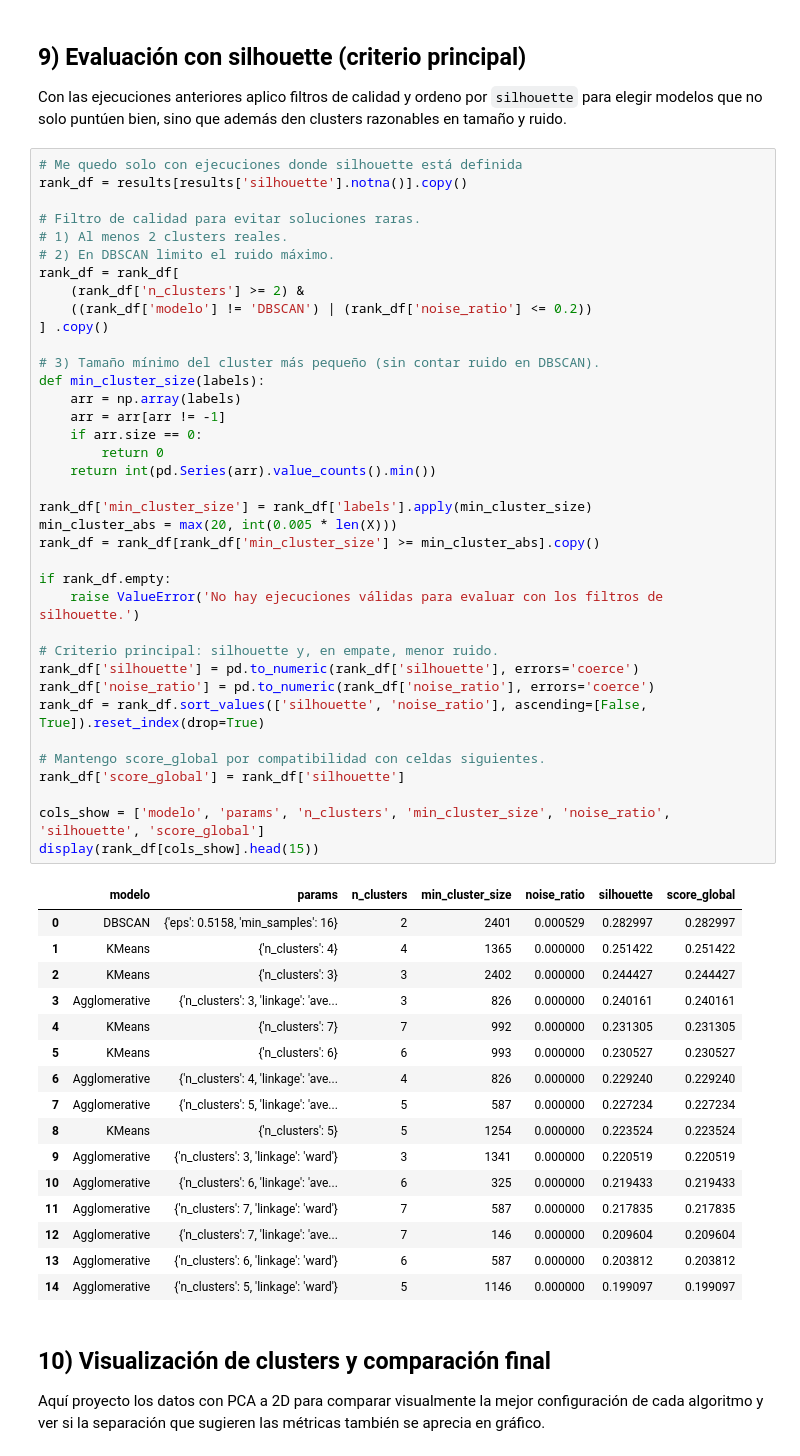
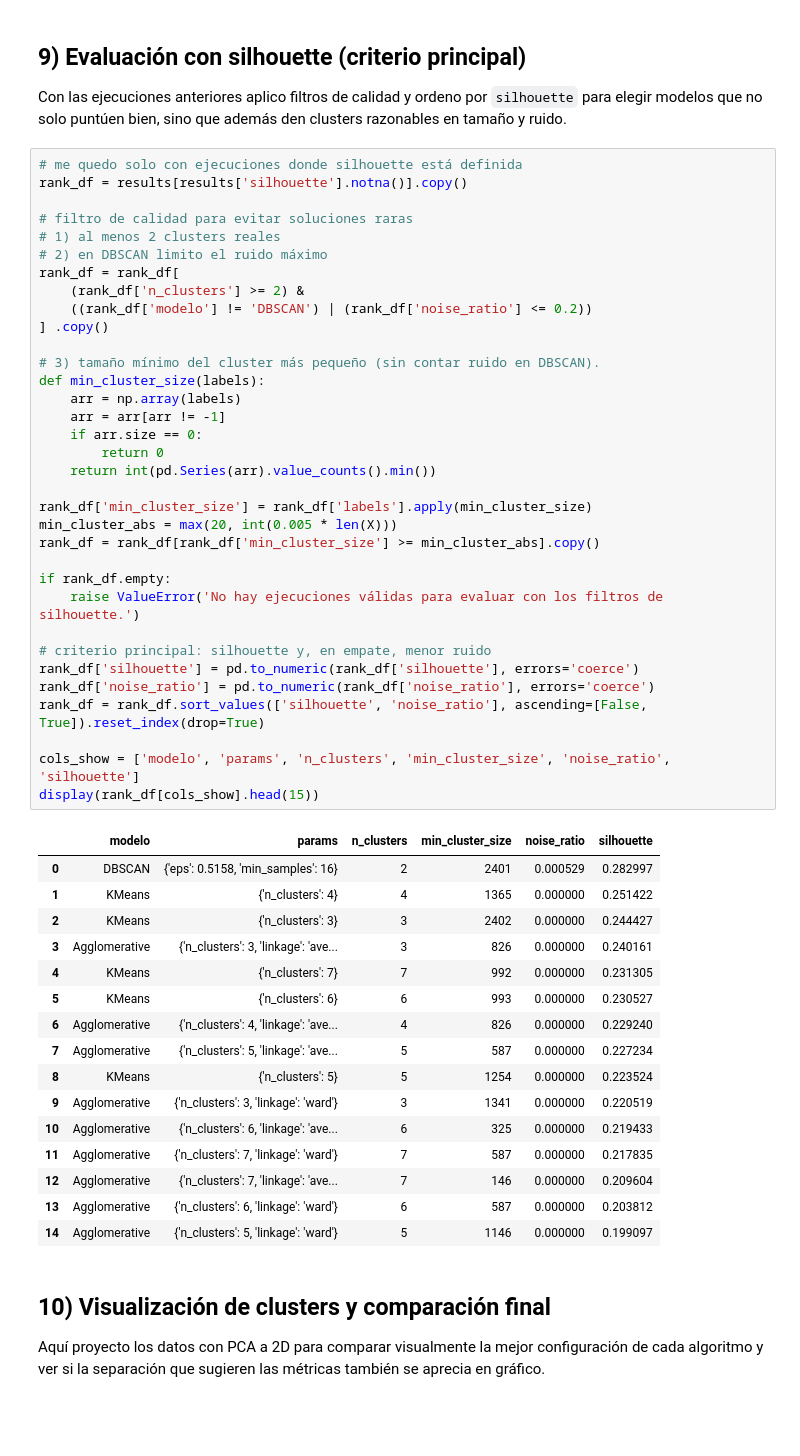
Before and after one commit to notlurcky/ml-dtg, a Jupyter notebook: p2/cuaderno_clustering_trafico.ipynb, the cells around one changed output. Cells and saved outputs as stored; diff of their text form; blank space fills up the shorter version.

```diff
--- a/p2/cuaderno_clustering_trafico.ipynb
+++ b/p2/cuaderno_clustering_trafico.ipynb
@@ -459,59 +456,56 @@ Ejecuciones válidas de DBSCAN: 17
 
 Con las ejecuciones anteriores aplico filtros de calidad y ordeno por `silhouette` para elegir modelos que no solo puntúen bien, sino que además den clusters razonables en tamaño y ruido.
 # %%
-# Me quedo solo con ejecuciones donde silhouette está definida
+# me quedo solo con ejecuciones donde silhouette está definida
 rank_df = results[results['silhouette'].notna()].copy()
 
-# Filtro de calidad para evitar soluciones raras.
-# 1) Al menos 2 clusters reales.
-# 2) En DBSCAN limito el ruido máximo.
+# filtro de calidad para evitar soluciones raras
+# 1) al menos 2 clusters reales
+# 2) en DBSCAN limito el ruido máximo
 rank_df = rank_df[
     (rank_df['n_clusters'] >= 2) &
     ((rank_df['modelo'] != 'DBSCAN') | (rank_df['noise_ratio'] <= 0.2))
 ] .copy()
 
-# 3) Tamaño mínimo del cluster más pequeño (sin contar ruido en DBSCAN).
+# 3) tamaño mínimo del cluster más pequeño (sin contar ruido en DBSCAN).
 def min_cluster_size(labels):
     arr = np.array(labels)
     arr = arr[arr != -1]
     if arr.size == 0:
         return 0
     return int(pd.Series(arr).value_counts().min())
 
 rank_df['min_cluster_size'] = rank_df['labels'].apply(min_cluster_size)
 min_cluster_abs = max(20, int(0.005 * len(X)))
 rank_df = rank_df[rank_df['min_cluster_size'] >= min_cluster_abs].copy()
 
 if rank_df.empty:
     raise ValueError('No hay ejecuciones válidas para evaluar con los filtros de silhouette.')
 
-# Criterio principal: silhouette y, en empate, menor ruido.
+# criterio principal: silhouette y, en empate, menor ruido
 rank_df['silhouette'] = pd.to_numeric(rank_df['silhouette'], errors='coerce')
 rank_df['noise_ratio'] = pd.to_numeric(rank_df['noise_ratio'], errors='coerce')
 rank_df = rank_df.sort_values(['silhouette', 'noise_ratio'], ascending=[False, True]).reset_index(drop=True)
 
-# Mantengo score_global por compatibilidad con celdas siguientes.
-rank_df['score_global'] = rank_df['silhouette']
-
-cols_show = ['modelo', 'params', 'n_clusters', 'min_cluster_size', 'noise_ratio', 'silhouette', 'score_global']
+cols_show = ['modelo', 'params', 'n_clusters', 'min_cluster_size', 'noise_ratio', 'silhouette']
 display(rank_df[cols_show].head(15))
 # %% [output]
-|  | modelo | params | n_clusters | min_cluster_size | noise_ratio | silhouette | score_global |
-| 0 | DBSCAN | {'eps': 0.5158, 'min_samples': 16} | 2 | 2401 | 0.000529 | 0.282997 | 0.282997 |
-| 1 | KMeans | {'n_clusters': 4} | 4 | 1365 | 0.000000 | 0.251422 | 0.251422 |
-| 2 | KMeans | {'n_clusters': 3} | 3 | 2402 | 0.000000 | 0.244427 | 0.244427 |
-| 3 | Agglomerative | {'n_clusters': 3, 'linkage': 'ave... | 3 | 826 | 0.000000 | 0.240161 | 0.240161 |
-| 4 | KMeans | {'n_clusters': 7} | 7 | 992 | 0.000000 | 0.231305 | 0.231305 |
-| 5 | KMeans | {'n_clusters': 6} | 6 | 993 | 0.000000 | 0.230527 | 0.230527 |
-| 6 | Agglomerative | {'n_clusters': 4, 'linkage': 'ave... | 4 | 826 | 0.000000 | 0.229240 | 0.229240 |
-| 7 | Agglomerative | {'n_clusters': 5, 'linkage': 'ave... | 5 | 587 | 0.000000 | 0.227234 | 0.227234 |
-| 8 | KMeans | {'n_clusters': 5} | 5 | 1254 | 0.000000 | 0.223524 | 0.223524 |
-| 9 | Agglomerative | {'n_clusters': 3, 'linkage': 'ward'} | 3 | 1341 | 0.000000 | 0.220519 | 0.220519 |
-| 10 | Agglomerative | {'n_clusters': 6, 'linkage': 'ave... | 6 | 325 | 0.000000 | 0.219433 | 0.219433 |
-| 11 | Agglomerative | {'n_clusters': 7, 'linkage': 'ward'} | 7 | 587 | 0.000000 | 0.217835 | 0.217835 |
-| 12 | Agglomerative | {'n_clusters': 7, 'linkage': 'ave... | 7 | 146 | 0.000000 | 0.209604 | 0.209604 |
-| 13 | Agglomerative | {'n_clusters': 6, 'linkage': 'ward'} | 6 | 587 | 0.000000 | 0.203812 | 0.203812 |
-| 14 | Agglomerative | {'n_clusters': 5, 'linkage': 'ward'} | 5 | 1146 | 0.000000 | 0.199097 | 0.199097 |
+|  | modelo | params | n_clusters | min_cluster_size | noise_ratio | silhouette |
+| 0 | DBSCAN | {'eps': 0.5158, 'min_samples': 16} | 2 | 2401 | 0.000529 | 0.282997 |
+| 1 | KMeans | {'n_clusters': 4} | 4 | 1365 | 0.000000 | 0.251422 |
+| 2 | KMeans | {'n_clusters': 3} | 3 | 2402 | 0.000000 | 0.244427 |
+| 3 | Agglomerative | {'n_clusters': 3, 'linkage': 'ave... | 3 | 826 | 0.000000 | 0.240161 |
+| 4 | KMeans | {'n_clusters': 7} | 7 | 992 | 0.000000 | 0.231305 |
+| 5 | KMeans | {'n_clusters': 6} | 6 | 993 | 0.000000 | 0.230527 |
+| 6 | Agglomerative | {'n_clusters': 4, 'linkage': 'ave... | 4 | 826 | 0.000000 | 0.229240 |
+| 7 | Agglomerative | {'n_clusters': 5, 'linkage': 'ave... | 5 | 587 | 0.000000 | 0.227234 |
+| 8 | KMeans | {'n_clusters': 5} | 5 | 1254 | 0.000000 | 0.223524 |
+| 9 | Agglomerative | {'n_clusters': 3, 'linkage': 'ward'} | 3 | 1341 | 0.000000 | 0.220519 |
+| 10 | Agglomerative | {'n_clusters': 6, 'linkage': 'ave... | 6 | 325 | 0.000000 | 0.219433 |
+| 11 | Agglomerative | {'n_clusters': 7, 'linkage': 'ward'} | 7 | 587 | 0.000000 | 0.217835 |
+| 12 | Agglomerative | {'n_clusters': 7, 'linkage': 'ave... | 7 | 146 | 0.000000 | 0.209604 |
+| 13 | Agglomerative | {'n_clusters': 6, 'linkage': 'ward'} | 6 | 587 | 0.000000 | 0.203812 |
+| 14 | Agglomerative | {'n_clusters': 5, 'linkage': 'ward'} | 5 | 1146 | 0.000000 | 0.199097 |
 # %% [markdown]
 ## 10) Visualización de clusters y comparación final
 
```
Also changed, not shown: parts of 8 cells of this notebook, 2 other files.
